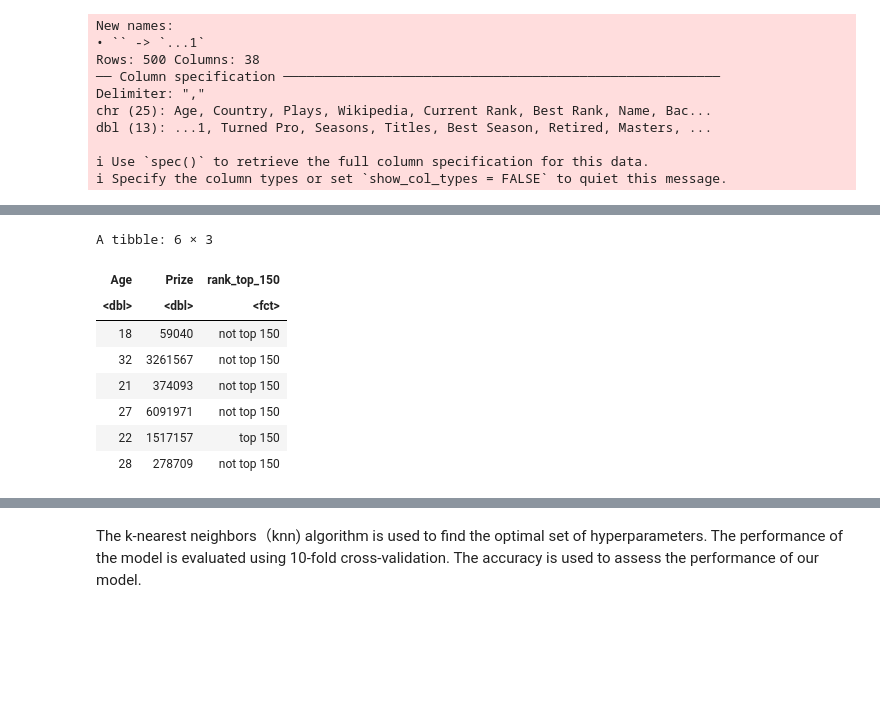
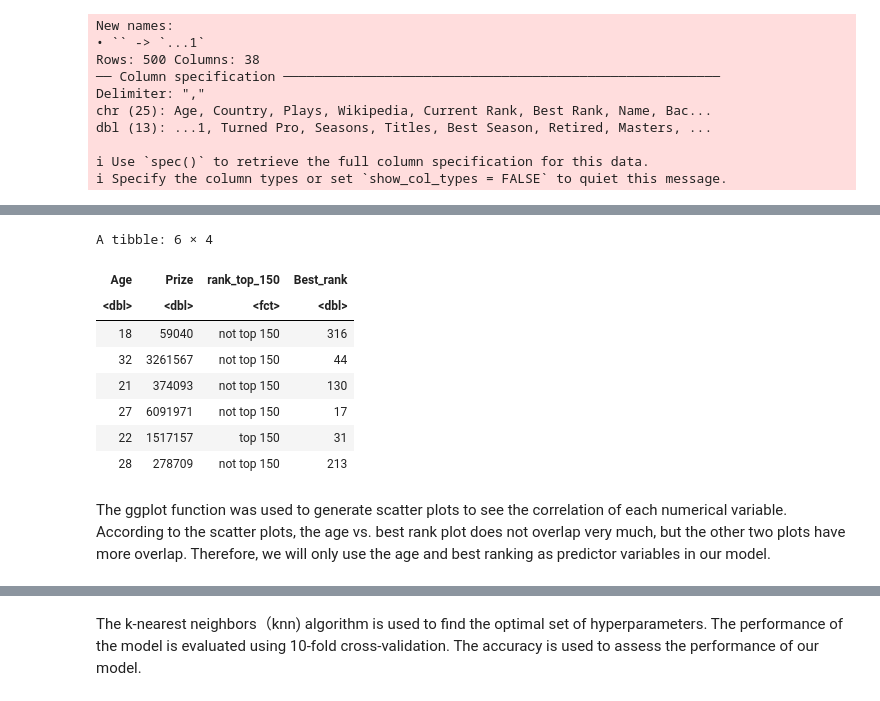
Before and after one commit to hirnas/DSCI100GW, a Jupyter notebook: group project/project code v2.ipynb, the cells around one changed output, grey strips where cells are left out. Saved outputs shown, nothing was run; the diff lists cells and outputs as text; code cells hidden in the pictures; blank space fills up the shorter version.

```diff
--- a/group project/project code v2.ipynb
+++ b/group project/project code v2.ipynb
@@ -57,9 +42,9 @@ A tibble: 1 × 3
 set.seed(999)
 #check the values of each column
 tennis_data <- tennis |>
-select(Age, 'Prize Money', 'Current Rank')
-names(tennis_data) <- c("Age", "Prize", "Current_rank")
+select(Age, 'Prize Money', 'Current Rank', 'Best Rank', Plays, Backhand)
+names(tennis_data) <- c("Age", "Prize", "Current_rank", 'Best_rank', "Plays", "Backhand")
 tennis_data <- tennis_data |>
-  select(Age, Prize, Current_rank)
+  select(Age, Prize, Current_rank, Best_rank, Plays, Backhand)
 head(tennis_data)
 # %% [output]
@@ -75,26 +62,27 @@ A tibble: 6 × 3
 # %%
 set.seed(999)
-#Removing special symbols from each column and filter out any rows that contain NA values for the selected columns
 tennis_data <- tennis_data |>
-select(Age, Prize, Current_rank) %>%
-mutate(across(Age: Current_rank, function(col) {str_extract(col, "^[^ ]+")}))|>
+select(Age, Prize, Current_rank, Best_rank) |>
+mutate(across(Age: Best_rank, function(col) {str_extract(col, "^[^ ]+")}))|>
 mutate(Prize = as.numeric(gsub("[^0-9.]+", "", Prize)))|>
                 mutate(Age = as.numeric(Age))|>
-                mutate(Current_rank = as.numeric(Current_rank))|>
-  filter(!is.na(Prize) & !is.na(Age) & !is.na(Current_rank)) |>
-  filter(Prize <= 100000000) |>
+                mutate(Current_rank = as.numeric(Current_rank)) |>
+                mutate(Best_rank = as.numeric(Best_rank)) |>
+  filter(!is.na(Prize) & !is.na(Age) & !is.na(Current_rank) & !is.na(Best_rank)) |>
   mutate(rank_top_150 = ifelse(Current_rank <= 150, "top 150", "not top 150")) |> # convert chr to fct
-  mutate(rank_top_150 = as.factor(rank_top_150)) |>
-  select(Age, Prize, rank_top_150)#select only the columns we need
+    mutate(rank_top_150 = as.factor(rank_top_150)) |>
+  select(Age, Prize, rank_top_150, Best_rank)#select only the columns we need
 
 head(tennis_data)
 # %% [output]
-A tibble: 6 × 3
+A tibble: 6 × 4
-| Age | Prize | rank_top_150 |
-| <dbl> | <dbl> | <fct> |
-| 18 | 59040 | not top 150 |
-| 32 | 3261567 | not top 150 |
-| 21 | 374093 | not top 150 |
-| 27 | 6091971 | not top 150 |
-| 22 | 1517157 | top 150 |
-| 28 | 278709 | not top 150 |
+| Age | Prize | rank_top_150 | Best_rank |
+| <dbl> | <dbl> | <fct> | <dbl> |
+| 18 | 59040 | not top 150 | 316 |
+| 32 | 3261567 | not top 150 | 44 |
+| 21 | 374093 | not top 150 | 130 |
+| 27 | 6091971 | not top 150 | 17 |
+| 22 | 1517157 | top 150 | 31 |
+| 28 | 278709 | not top 150 | 213 |
+# %% [markdown]
+The ggplot function was used to generate scatter plots to see the correlation of each numerical variable. According to the scatter plots, the age vs. best rank plot does not overlap very much, but the other two plots have more overlap. Therefore, we will only use the age and best ranking as predictor variables in our model.
```
Also changed, not shown: parts of 26 cells of this notebook.
